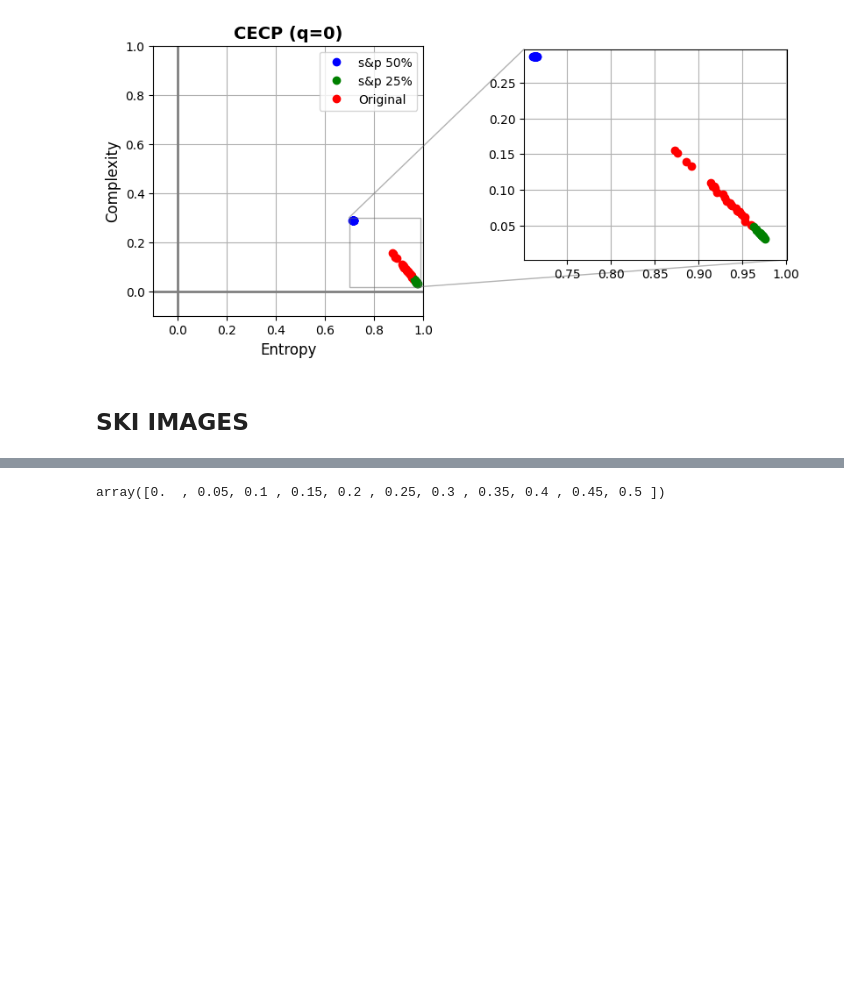
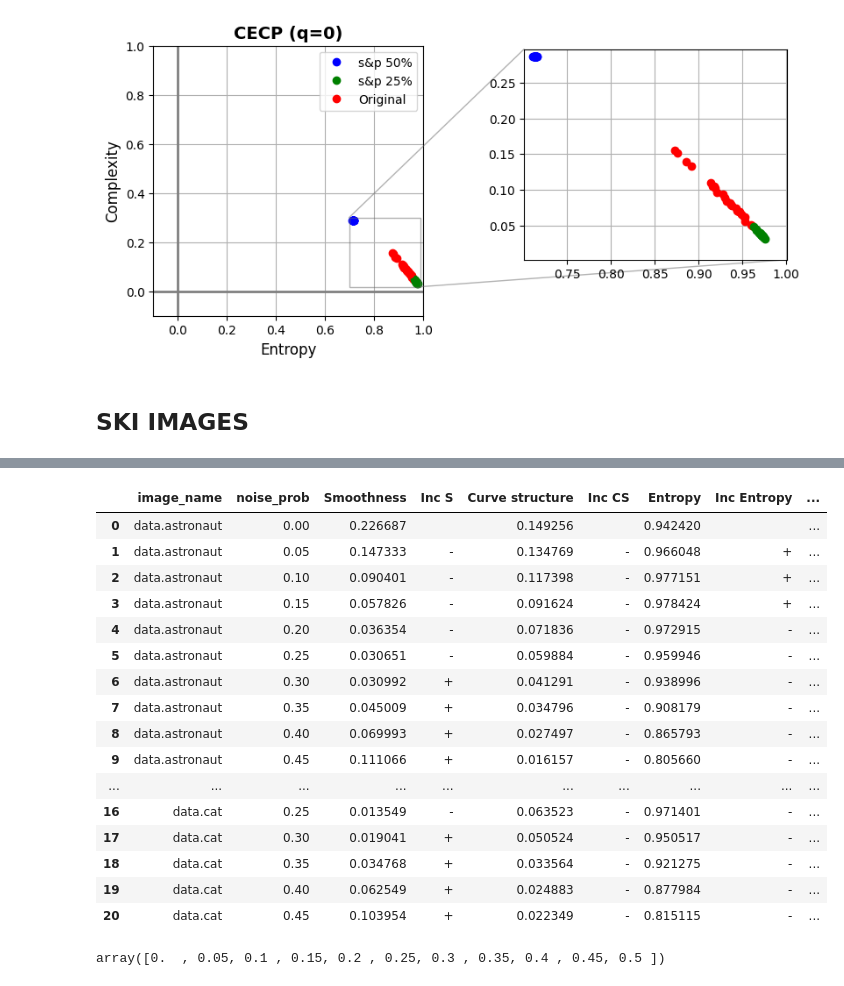
Before and after one commit to alvaroalbuquerque/SCS_plane_study, a Jupyter notebook: noise_analysis_q0_sp.ipynb, the cells around one changed output, grey strips where cells are left out. Cells and saved outputs as stored; diff of their text form; code cells hidden in the pictures; blank space fills up the shorter version.

```diff
--- a/noise_analysis_q0_sp.ipynb
+++ b/noise_analysis_q0_sp.ipynb
@@ -1196,6 +1196,63 @@ skimage_data[['image_name', 'noise_prob', 'Smoothness', 'Curve structure', 'Weig
 | 19 | data.cat | 0.40 | 0.062549 | 0.024883 | 0.877984 | 0.143987 |
 | 20 | data.cat | 0.45 | 0.103954 | 0.022349 | 0.815115 | 0.202886 |
 | 21 | data.cat | 0.50 | 0.166139 | -0.003924 | 0.713960 | 0.287041 |
+# %%
+# First rename the original columns to shorter names
+skimage_data = skimage_data.rename(columns={
+    'Weighted Entropy Correct': 'Entropy',
+    'Weighted Complexity Correct': 'Complexity'
+})
+
+# Define metrics with their new names
+metrics = {
+    'Smoothness': 'Inc S',
+    'Curve structure': 'Inc CS',
+    'Entropy': 'Inc Entropy',
+    'Complexity': 'Inc Comp'
+}
+
+# Group by image_name to ensure we're comparing within the same image
+for group_name, group_data in skimage_data.groupby('image_name'):
+    # Sort by sd_value to ensure correct order
+    group_data = group_data.sort_values('noise_prob')
+
+    # Initialize the indicator columns with empty string for all rows
+    for orig_metric, inc_col in metrics.items():
+        skimage_data.loc[group_data.index, inc_col] = ''  # Start with empty string
+
+        # Compare each row with previous row within the same group
+        # Start from second row (index 1)
+        for i in range(1, len(group_data)):
+            if group_data.iloc[i][orig_metric] > group_data.iloc[i-1][orig_metric]:
+                skimage_data.loc[group_data.index[i], inc_col] = '+'
+            else:
+                skimage_data.loc[group_data.index[i], inc_col] = '-'
+
+# Display the result with the renamed columns
+columns_to_display = []
+for metric, inc_col in metrics.items():
+    columns_to_display.extend([metric, inc_col])
+
+# Show the results
+display(skimage_data[['image_name', 'noise_prob'] + columns_to_display].head(21))
+# %% [output]
+|  | image_name | noise_prob | Smoothness | Inc S | Curve structure | Inc CS | Entropy | Inc Entropy | ... |
+| 0 | data.astronaut | 0.00 | 0.226687 |  | 0.149256 |  | 0.942420 |  | ... |
+| 1 | data.astronaut | 0.05 | 0.147333 | - | 0.134769 | - | 0.966048 | + | ... |
+| 2 | data.astronaut | 0.10 | 0.090401 | - | 0.117398 | - | 0.977151 | + | ... |
+| 3 | data.astronaut | 0.15 | 0.057826 | - | 0.091624 | - | 0.978424 | + | ... |
+| 4 | data.astronaut | 0.20 | 0.036354 | - | 0.071836 | - | 0.972915 | - | ... |
+| 5 | data.astronaut | 0.25 | 0.030651 | - | 0.059884 | - | 0.959946 | - | ... |
+| 6 | data.astronaut | 0.30 | 0.030992 | + | 0.041291 | - | 0.938996 | - | ... |
+| 7 | data.astronaut | 0.35 | 0.045009 | + | 0.034796 | - | 0.908179 | - | ... |
+| 8 | data.astronaut | 0.40 | 0.069993 | + | 0.027497 | - | 0.865793 | - | ... |
+| 9 | data.astronaut | 0.45 | 0.111066 | + | 0.016157 | - | 0.805660 | - | ... |
+| ... | ... | ... | ... | ... | ... | ... | ... | ... | ... |
+| 16 | data.cat | 0.25 | 0.013549 | - | 0.063523 | - | 0.971401 | - | ... |
+| 17 | data.cat | 0.30 | 0.019041 | + | 0.050524 | - | 0.950517 | - | ... |
+| 18 | data.cat | 0.35 | 0.034768 | + | 0.033564 | - | 0.921275 | - | ... |
+| 19 | data.cat | 0.40 | 0.062549 | + | 0.024883 | - | 0.877984 | - | ... |
+| 20 | data.cat | 0.45 | 0.103954 | + | 0.022349 | - | 0.815115 | - | ... |
 # %%
 q_value = 0
 skimage_data = skimage_data[(skimage_data['q'] == q_value)]
```
Also changed, not shown: parts of 1 cell of this notebook, 2 other files.
